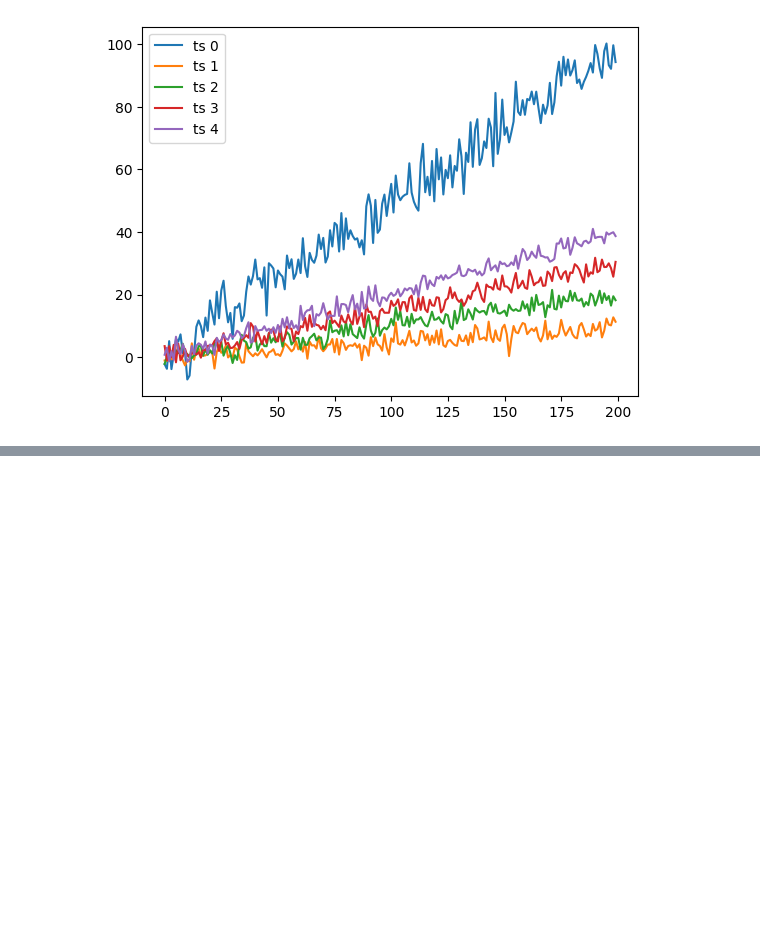
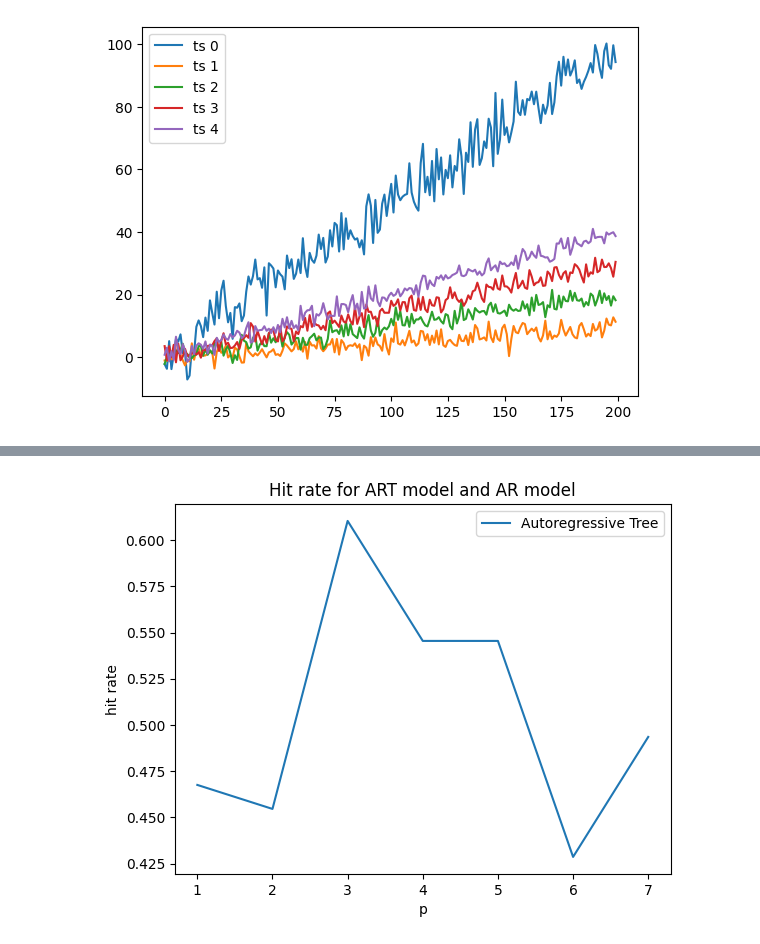
Before and after one commit to TiesHRL/DyART, a Jupyter notebook: Code/Test_script.ipynb, the cells around one changed output, grey strips where cells are left out. Drawn from its saved outputs; the diff is of its cells as text; code cells hidden in the pictures; blank space fills up the shorter version.

```diff
--- a/Code/Test_script.ipynb
+++ b/Code/Test_script.ipynb
@@ -784,0 +820,13 @@ plt.show()
+# %%
+hit_rate_ART_list = np.mean(np.asarray(hit_rate_ART_all_samples), axis=0)
+hit_rate_AR_list = np.mean(np.asarray(hit_rate_AR_all_samples), axis=0)
+
+plt.plot(range(1, max_p), hit_rate_ART_list[:-1], label='Autoregressive Tree')
+# plt.plot(range(1, max_p), hit_rate_AR_list[:-1], label='AR model')
+plt.title('Hit rate for ART model and AR model')
+plt.xlabel('p')
+plt.ylabel('hit rate')
+plt.legend()
+plt.show()
+# %% [output]
+[figure, added]
```
Also changed, not shown: parts of 16 cells of this notebook.
